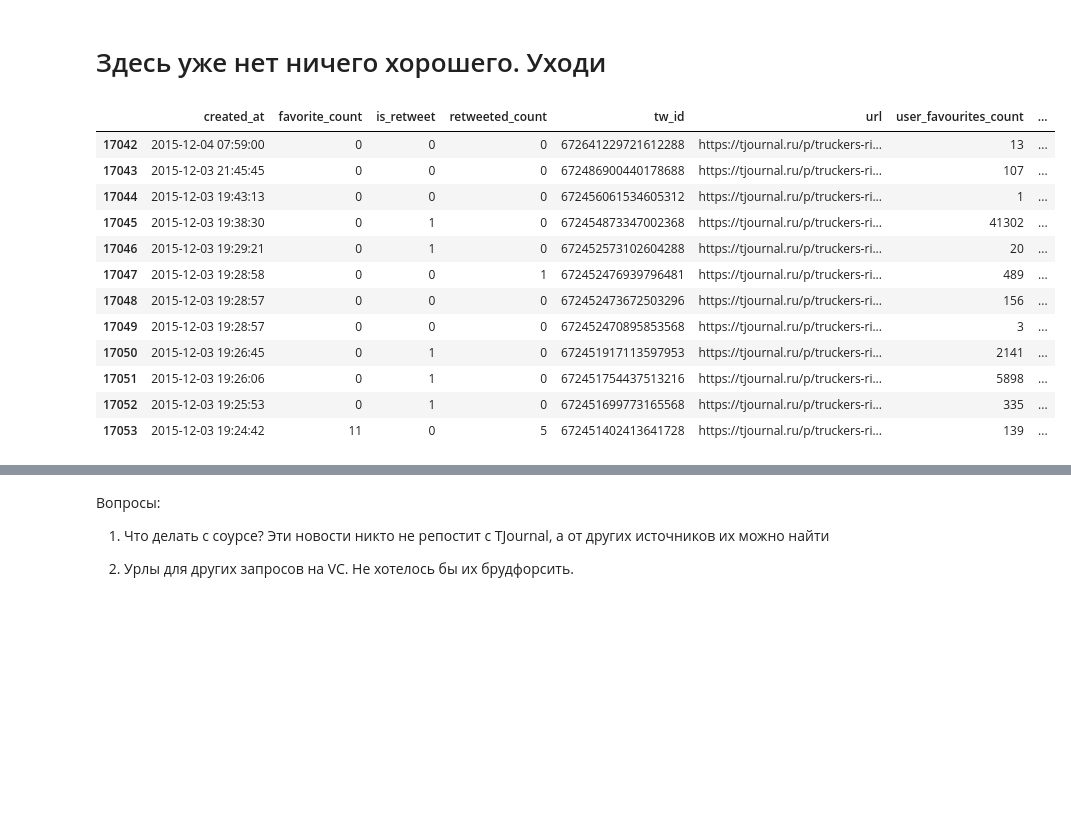
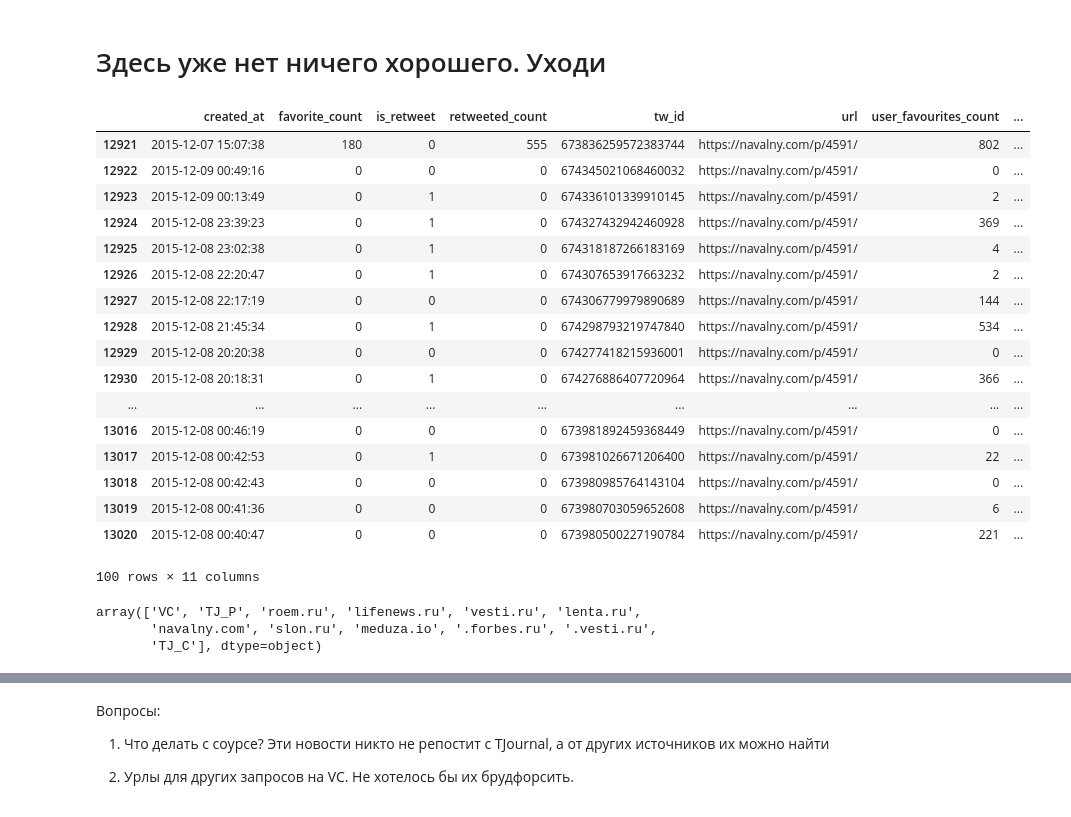
Before and after one commit to pashna/twitter_news_prediction, a Jupyter notebook: TJournal.ipynb, the cells around one changed output, grey strips where cells are left out. Saved outputs shown, nothing was run; the diff lists cells and outputs as text; code cells hidden in the pictures; blank space fills up the shorter version.

```diff
--- a/TJournal.ipynb
+++ b/TJournal.ipynb
@@ -491,3 +501,7 @@ class TwitterLoader:
         return result_list
 # %% [markdown]
 ### Подготавливаем  данные для анализа
+# %%
+# Заметка: Фильтровать данные по дате! Вычеркнуть первый день, чтобы не портить данные
+OUT_TWITTER_FILE = "StreamingTest/tweets.csv"
+OUT_NEWS_FILE = "StreamingTest/news.csv"
@@ -753,18 +792,23 @@ array(['VC', 'TJ_P'], dtype=object)
 # %%
 tw_data = pd.read_csv(OUT_TWITTER_FILE, sep=",")
 # %%
-tw_data[tw_data["url"] == "https://tjournal.ru/p/truckers-riot-moscow-3-december"]
+tw_data[tw_data["url"] == "https://navalny.com/p/4591/"]
 # %% [output]
 |  | created_at | favorite_count | is_retweet | retweeted_count | tw_id | url | user_favourites_count | ... |
-| 17042 | 2015-12-04 07:59:00 | 0 | 0 | 0 | 672641229721612288 | https://tjournal.ru/p/truckers-ri... | 13 | ... |
-| 17043 | 2015-12-03 21:45:45 | 0 | 0 | 0 | 672486900440178688 | https://tjournal.ru/p/truckers-ri... | 107 | ... |
-| 17044 | 2015-12-03 19:43:13 | 0 | 0 | 0 | 672456061534605312 | https://tjournal.ru/p/truckers-ri... | 1 | ... |
-| 17045 | 2015-12-03 19:38:30 | 0 | 1 | 0 | 672454873347002368 | https://tjournal.ru/p/truckers-ri... | 41302 | ... |
-| 17046 | 2015-12-03 19:29:21 | 0 | 1 | 0 | 672452573102604288 | https://tjournal.ru/p/truckers-ri... | 20 | ... |
-| 17047 | 2015-12-03 19:28:58 | 0 | 0 | 1 | 672452476939796481 | https://tjournal.ru/p/truckers-ri... | 489 | ... |
-| 17048 | 2015-12-03 19:28:57 | 0 | 0 | 0 | 672452473672503296 | https://tjournal.ru/p/truckers-ri... | 156 | ... |
-| 17049 | 2015-12-03 19:28:57 | 0 | 0 | 0 | 672452470895853568 | https://tjournal.ru/p/truckers-ri... | 3 | ... |
-| 17050 | 2015-12-03 19:26:45 | 0 | 1 | 0 | 672451917113597953 | https://tjournal.ru/p/truckers-ri... | 2141 | ... |
-| 17051 | 2015-12-03 19:26:06 | 0 | 1 | 0 | 672451754437513216 | https://tjournal.ru/p/truckers-ri... | 5898 | ... |
-| 17052 | 2015-12-03 19:25:53 | 0 | 1 | 0 | 672451699773165568 | https://tjournal.ru/p/truckers-ri... | 335 | ... |
-| 17053 | 2015-12-03 19:24:42 | 11 | 0 | 5 | 672451402413641728 | https://tjournal.ru/p/truckers-ri... | 139 | ... |
+| 12921 | 2015-12-07 15:07:38 | 180 | 0 | 555 | 673836259572383744 | https://navalny.com/p/4591/ | 802 | ... |
+| 12922 | 2015-12-09 00:49:16 | 0 | 0 | 0 | 674345021068460032 | https://navalny.com/p/4591/ | 0 | ... |
+| 12923 | 2015-12-09 00:13:49 | 0 | 1 | 0 | 674336101339910145 | https://navalny.com/p/4591/ | 2 | ... |
+| 12924 | 2015-12-08 23:39:23 | 0 | 1 | 0 | 674327432942460928 | https://navalny.com/p/4591/ | 369 | ... |
+| 12925 | 2015-12-08 23:02:38 | 0 | 1 | 0 | 674318187266183169 | https://navalny.com/p/4591/ | 4 | ... |
+| 12926 | 2015-12-08 22:20:47 | 0 | 1 | 0 | 674307653917663232 | https://navalny.com/p/4591/ | 2 | ... |
+| 12927 | 2015-12-08 22:17:19 | 0 | 0 | 0 | 674306779979890689 | https://navalny.com/p/4591/ | 144 | ... |
+| 12928 | 2015-12-08 21:45:34 | 0 | 1 | 0 | 674298793219747840 | https://navalny.com/p/4591/ | 534 | ... |
+| 12929 | 2015-12-08 20:20:38 | 0 | 0 | 0 | 674277418215936001 | https://navalny.com/p/4591/ | 0 | ... |
+| 12930 | 2015-12-08 20:18:31 | 0 | 1 | 0 | 674276886407720964 | https://navalny.com/p/4591/ | 366 | ... |
+| ... | ... | ... | ... | ... | ... | ... | ... | ... |
+| 13016 | 2015-12-08 00:46:19 | 0 | 0 | 0 | 673981892459368449 | https://navalny.com/p/4591/ | 0 | ... |
+| 13017 | 2015-12-08 00:42:53 | 0 | 1 | 0 | 673981026671206400 | https://navalny.com/p/4591/ | 22 | ... |
+| 13018 | 2015-12-08 00:42:43 | 0 | 0 | 0 | 673980985764143104 | https://navalny.com/p/4591/ | 0 | ... |
+| 13019 | 2015-12-08 00:41:36 | 0 | 0 | 0 | 673980703059652608 | https://navalny.com/p/4591/ | 6 | ... |
+| 13020 | 2015-12-08 00:40:47 | 0 | 0 | 0 | 673980500227190784 | https://navalny.com/p/4591/ | 221 | ... |
+100 rows × 11 columns
@@ -771,3 +817,9 @@ tw_data[tw_data["url"] == "https://tjournal.ru/p/truckers-riot-moscow-3-december
+# %%
+news_df["type"].unique()
+# %% [output]
+array(['VC', 'TJ_P', 'roem.ru', 'lifenews.ru', 'vesti.ru', 'lenta.ru',
+       'navalny.com', 'slon.ru', 'meduza.io', '.forbes.ru', '.vesti.ru',
+       'TJ_C'], dtype=object)
 # %%
 news = news.append(news_df)
 # %%
```
Also changed, not shown: parts of 32 cells of this notebook, 27 other files.
